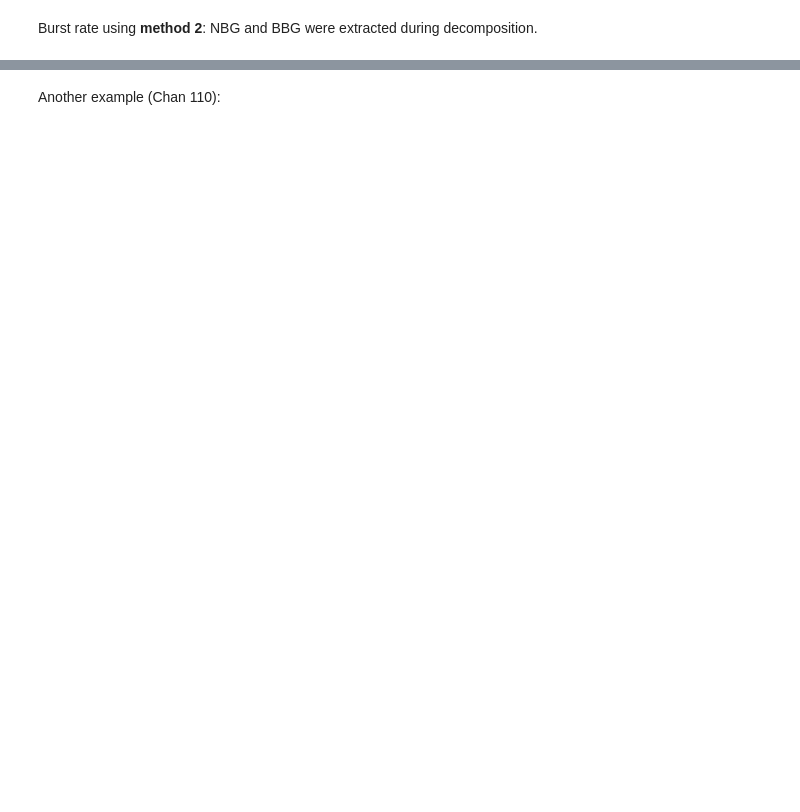
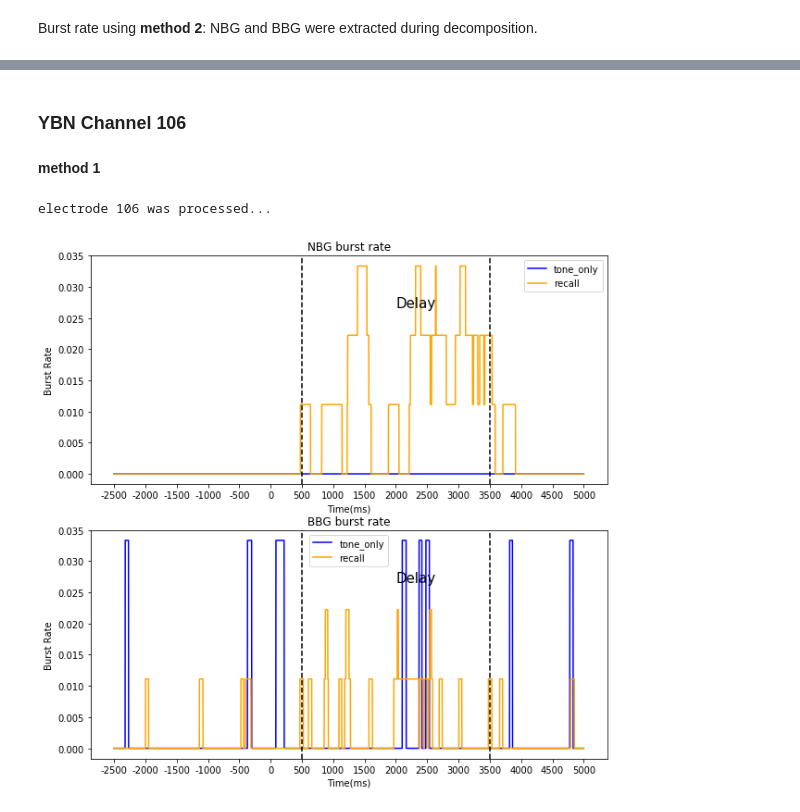
Before and after one commit to YeLiBCM/Grating_recall, a Jupyter notebook: main.ipynb, the cells around one changed output, grey strips where cells are left out. Drawn from its saved outputs; the diff is of its cells as text; code cells hidden in the pictures; blank space fills up the shorter version.

Commit message:
new example output

```diff
--- a/main.ipynb
+++ b/main.ipynb
@@ -15,9 +15,9 @@ import matplotlib.pyplot as plt
 import concurrent.futures
 # %%
 # subject information
-sbj_name   = 'YCP'
-tone_blk   = ['035']
-recall_blk = ['038','039']
+sbj_name   = 'YBN'
+tone_blk   = ['036']
+recall_blk = ['038','039','040']
 # %%
 # home directory
 home_path = '~/Documents/MATLAB/ECoG'
@@ -83,9 +83,9 @@ def plot_gamma_burst_rate(bursts, ci):
     axs[1].legend()
 
     # save fig
-    fdir = '{}/Results/reactivation_compare/{}/Figures/{}_gamma_burst_rate_decomp_{}.png'.format(home_dir,sbj_name,sbj_name,ci)
-    fig.savefig(fdir)
-    plt.clf()
+    #fdir = '{}/Results/reactivation_compare/{}/Figures/{}_gamma_burst_rate_decomp_{}.png'.format(home_dir,sbj_name,sbj_name,ci)
+    #fig.savefig(fdir)
+    #plt.clf()
 
     # send result
     print('electrode {} was processed...'.format(ci))
@@ -144,16 +134,21 @@ plot_gamma_burst_rate(bursts_decomp,107)
-# %% [markdown]
-Another example (Chan 110):
+# %% [markdown]
+### YBN Channel 106
 # %%
-NBG_burst_tone_average,   BBG_burst_tone_average   = burst_tone_obj.gamma_burst(110, gamma_type = 'average')
-NBG_burst_recall_average, BBG_burst_recall_average = burst_recall_obj.gamma_burst(110, gamma_type = 'average')
+NBG_burst_tone_average,   BBG_burst_tone_average   = burst_tone_obj.gamma_burst(106, gamma_type = 'average')
+NBG_burst_recall_average, BBG_burst_recall_average = burst_recall_obj.gamma_burst(106, gamma_type = 'average')
 
-NBG_burst_tone_decomp,   BBG_burst_tone_decomp   = burst_tone_obj.gamma_burst(110, gamma_type = 'decomp')
-NBG_burst_recall_decomp, BBG_burst_recall_decomp = burst_recall_obj.gamma_burst(110, gamma_type = 'decomp')
+NBG_burst_tone_decomp,   BBG_burst_tone_decomp   = burst_tone_obj.gamma_burst(106, gamma_type = 'decomp')
+NBG_burst_recall_decomp, BBG_burst_recall_decomp = burst_recall_obj.gamma_burst(106, gamma_type = 'decomp')
 
 bursts_average = {'NBG_burst_tone': NBG_burst_tone_average,     'BBG_burst_tone': BBG_burst_tone_average,
                   'NBG_burst_recall': NBG_burst_recall_average, 'BBG_burst_recall': BBG_burst_recall_average}
 
 bursts_decomp  = {'NBG_burst_tone': NBG_burst_tone_decomp,      'BBG_burst_tone': BBG_burst_tone_decomp,
                   'NBG_burst_recall': NBG_burst_recall_decomp,  'BBG_burst_recall': BBG_burst_recall_decomp}
-plot_gamma_burst_rate(bursts_average,110)
-plot_gamma_burst_rate(bursts_decomp,110)
+# %% [markdown]
+**method 1**
+# %%
+plot_gamma_burst_rate(bursts_average,106)
+# %% [output]
+electrode 106 was processed...
+[figure, added]
```
Also changed, not shown: parts of 9 cells of this notebook.
